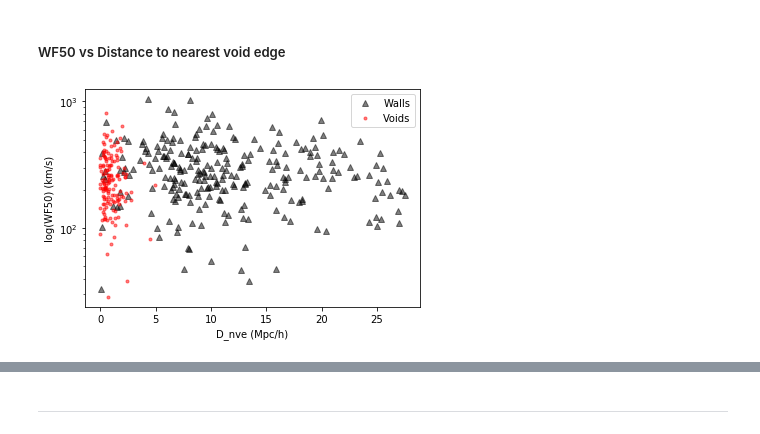
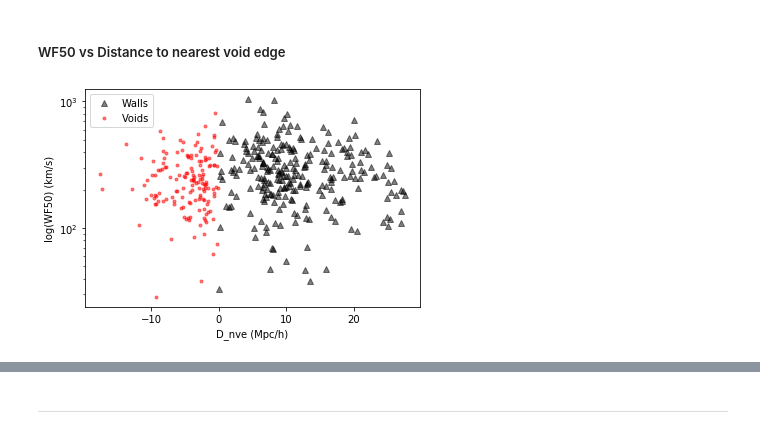
Before and after one commit to usiam/Summer-20_Galactic-Rotation-Curves-And-Dark-Matter, a Jupyter notebook: 11. Nearest_distance_plots.ipynb, the cells around one changed output, grey strips where cells are left out. Saved outputs shown, nothing was run; the diff lists cells and outputs as text; code cells hidden in the pictures.

```diff
--- a/11. Nearest_distance_plots.ipynb
+++ b/11. Nearest_distance_plots.ipynb
@@ -105,17 +147,17 @@ plt.show()
 # %%
 walls_dnve_WF50 = walls_data['d_nve']
 
-voids_dnve_WF50 = voids_data['d_nve']
+voids_dnve_WF50 = - voids_data['d_nve']
 # %%
 plt.semilogy(walls_dnve_WF50, walls_WF50, '^', color = 'black', label = 'Walls', alpha = 0.5)
-plt.semilogy(voids_dnn_WF50, voids_WF50, '.', color = 'red', label = 'Voids', alpha = 0.5)
+plt.semilogy(voids_dnve_WF50, voids_WF50, '.', color = 'red', label = 'Voids', alpha = 0.5)
 plt.ylabel('log(WF50) (km/s)')
 plt.xlabel('D_nve (Mpc/h)')
 plt.legend()
 plt.savefig('plots/logWF50-D_nve.jpeg', dpi=500, facecolor='w', edgecolor='w',
         orientation='portrait', format='jpeg', pad_inches=0.1)
 
 
 plt.show()
 # %% [output]
-[figure, old version]
+[figure, new version]
```
Also changed, not shown: parts of 46 cells of this notebook.
